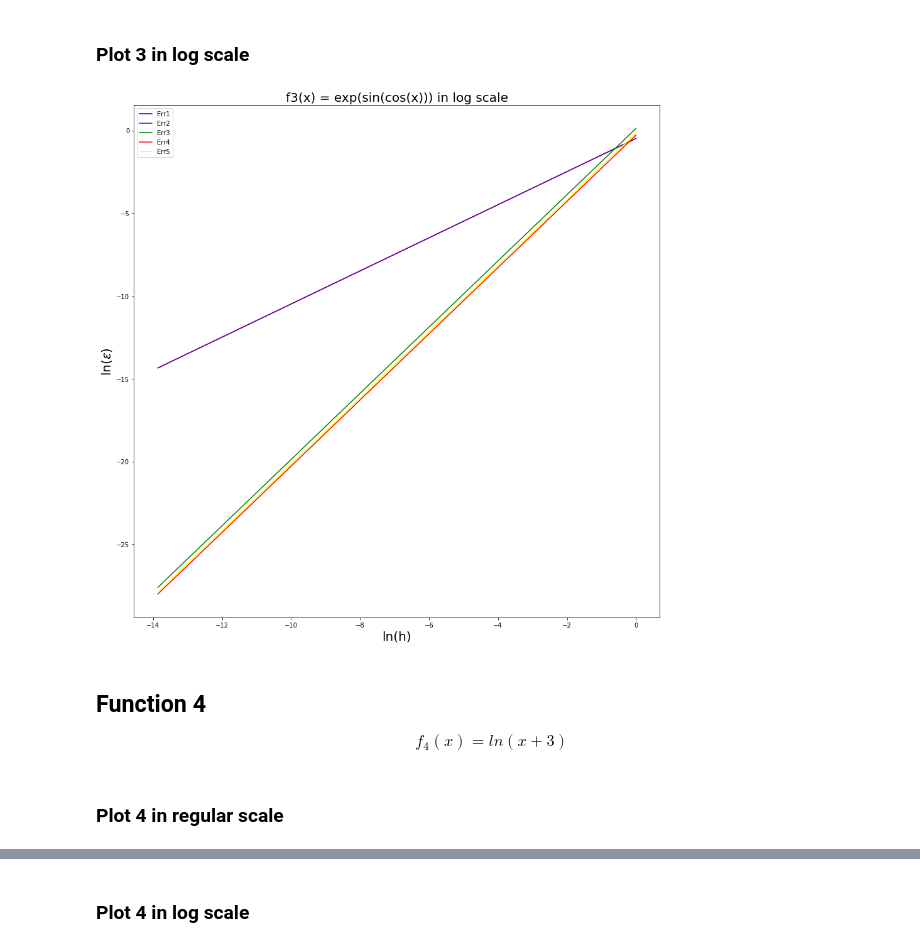
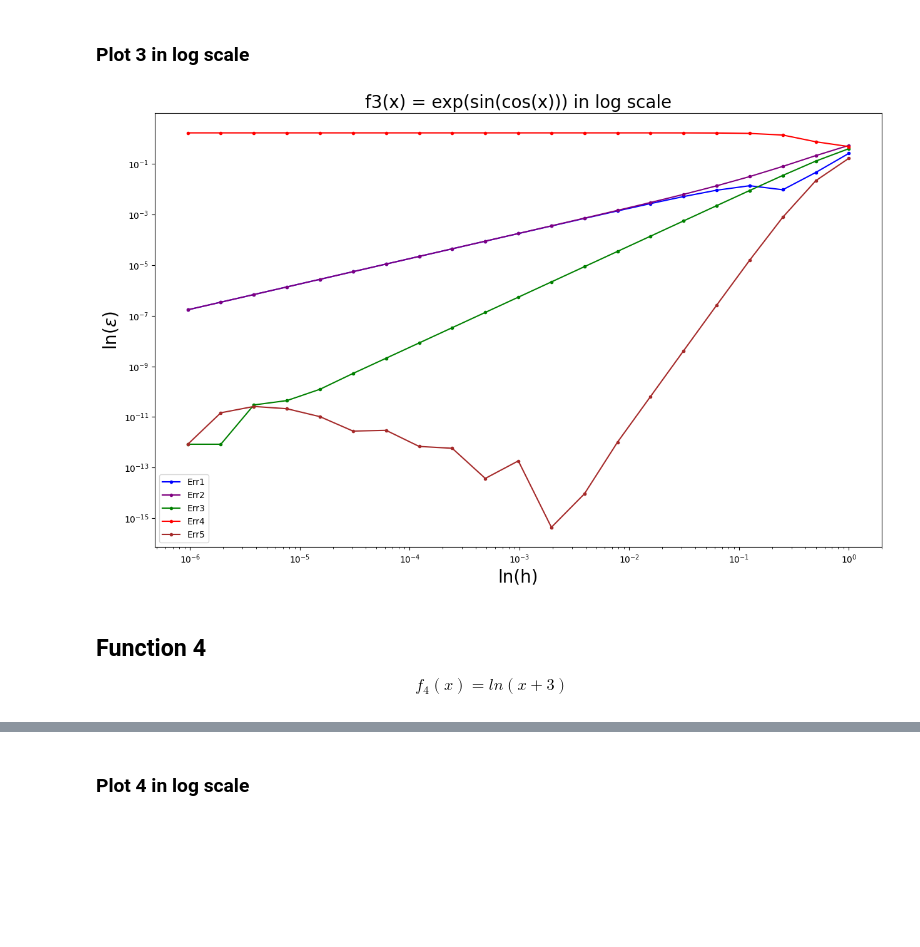
Before and after one commit to Mikholen/computational_math, a Jupyter notebook: task1.ipynb, the cells around one changed output, grey strips where cells are left out. Saved outputs shown, nothing was run; the diff lists cells and outputs as text; code cells hidden in the pictures; blank space fills up the shorter version.

```diff
--- a/task1.ipynb
+++ b/task1.ipynb
@@ -7,7 +7,7 @@ import numpy  as np
 $$h_n = \frac{2}{2^{n}},\ \  n=[1, 21]$$
 # %%
 #prepare h = 2/2^n  n = [1,21]
-x_data = np.array([2/2**i for i in range(1,22)])
+h_data = np.array([2/2**i for i in range(1,22)])
 # %% [markdown]
 ## List of formulas
 
@@ -211,17 +119,18 @@ for i in range (0, len(y_data2)):
 ## Function 3
 $$f_3(x) = e^{sin(cos(x))}$$
 # %%
-#third function is f3(x) = exp(sin(cos(x)))
+#first function is f3(x) = exp(sin(cos(x))) in log scale
 
 x0 = math.pi/3
 
-f3 = math.exp(math.sin(math.cos(x0)))
-f3_second_derivative = 1.228692379422
-f3_third_derivative  = 3.37326
+def func3(x):
+    return math.exp(math.sin(math.cos(x)))
+
+func3_first_derivative = -1.227525386494494172296018907952479279
 
 y_data3 = [[],[],[],[],[]]
-y_data3[0] = method_err1(f3_second_derivative)
-y_data3[1] = method_err2(f3_second_derivative)
-y_data3[2] = method_err3(f3_third_derivative)
-y_data3[3] = method_err4(f3_third_derivative)
-y_data3[4] = method_err5(f3_third_derivative)
+y_data3[0] = method_err1(func3, func3_first_derivative, x0)
+y_data3[1] = method_err2(func3, func3_first_derivative, x0)
+y_data3[2] = method_err3(func3, func3_first_derivative, x0)
+y_data3[3] = method_err4(func3, func3_first_derivative, x0)
+y_data3[4] = method_err5(func3, func3_first_derivative, x0)
@@ -230,15 +136,0 @@ y_data3[4] = method_err5(f3_third_derivative)
-# %%
-size = 15
-plt.figure (figsize=(size, size))
-
-ax = plt.gca ()
-ax.set_title('f3(x) = exp(sin(cos(x))) in regular scale', size=20)
-ax.set_xlabel (r"h", fontsize = 20)
-ax.set_ylabel (r"$\epsilon$", fontsize = 20)
-
-for i in range (0, len(y_data3)):
-
-    plt.plot(x_data, y_data3[i], color = cols[i], label = 'Err' + str(i+1))
-    plt.legend(loc='best')
-
-    plt.show
@@ -262,22 +137,23 @@ y_data3_log[4] = method_err5_log(f3_third_derivative)
 # %% [markdown]
 ### Plot 3 in log scale
 # %%
-size = 15
-plt.figure (figsize=(size, size))
+size_x = 15
+size_y = 9
+plt.figure (figsize=(size_x, size_y))
 
 ax = plt.gca ()
 ax.set_title('f3(x) = exp(sin(cos(x))) in log scale', size=20)
 ax.set_xlabel (r"ln(h)", fontsize = 20)
 ax.set_ylabel (r"ln($\epsilon$)", fontsize = 20)
 
-for i in range (0, len(y_data3_log)):
+for i in range (0, len(y_data3)):
 
-    plt.plot(np.log(x_data), y_data3_log[i], color = cols[i], label = 'Err' + str(i+1))
+    plt.loglog(h_data, y_data3[i], marker = '.', color = cols[i], label = 'Err' + str(i+1))
     plt.legend(loc='best')
 
     plt.show
 # %% [output]
-[figure, old version]
+[figure, new version]
 # %% [markdown]
 ## Function 4
 $$ f_4(x) = ln(x+3) $$
@@ -299,2 +175,0 @@ y_data4[4] = method_err5(f4_third_derivative)
-# %% [markdown]
-### Plot 4 in regular scale
```
Also changed, not shown: parts of 25 cells of this notebook.
